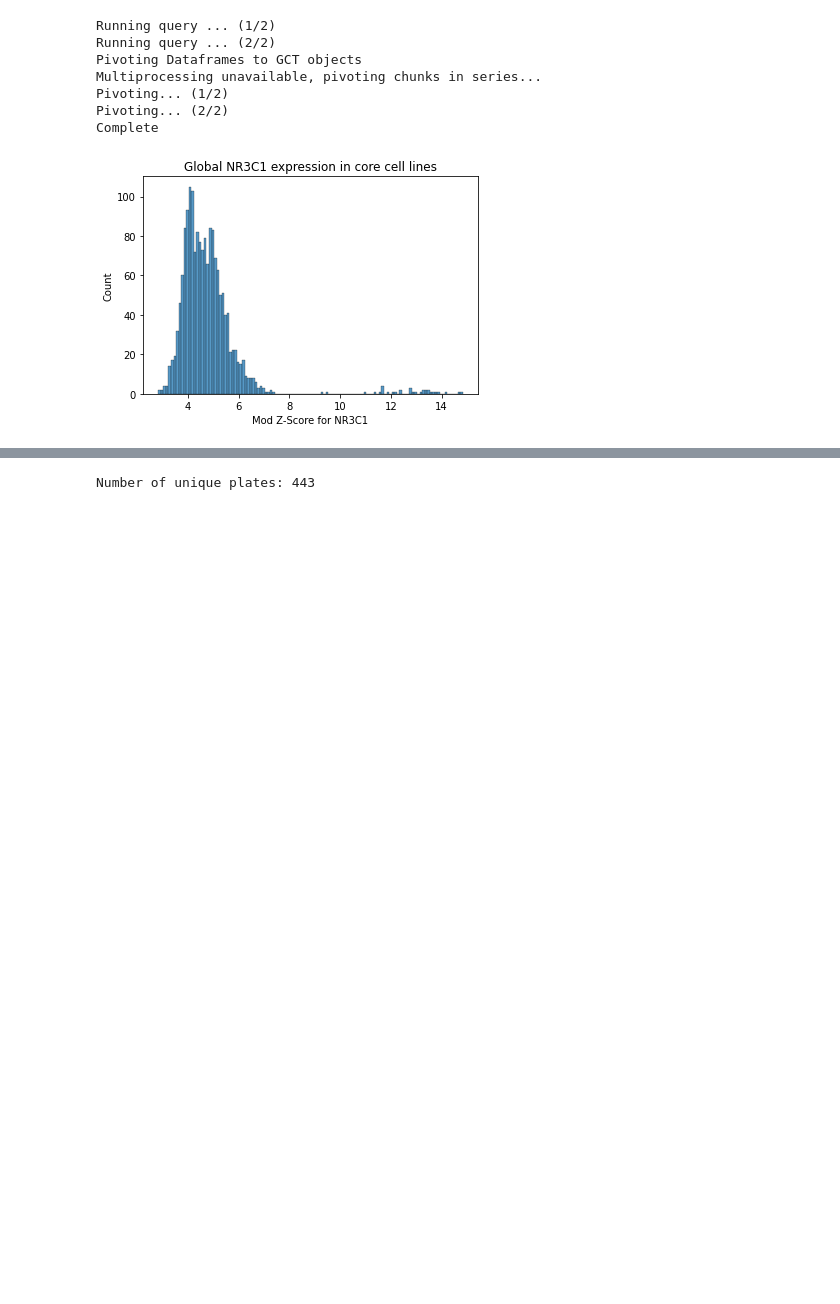
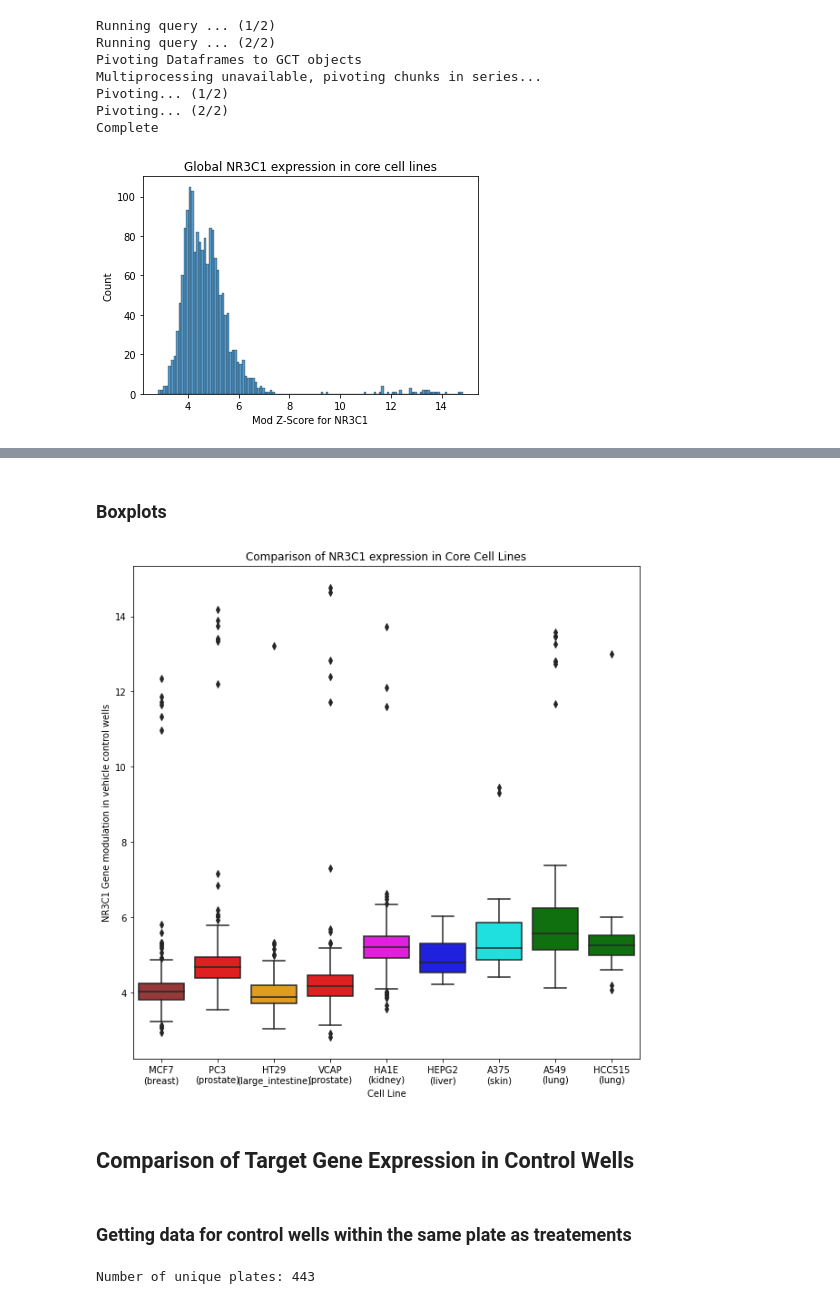
Before and after one commit to cmap/lincs-workshop-2020, a Jupyter notebook: notebooks/data_access/BQ_toolkit_demo.ipynb, the cells around one changed output, grey strips where cells are left out. Drawn from its saved outputs; the diff is of its cells as text; code cells hidden in the pictures; blank space fills up the shorter version.

```diff
--- a/notebooks/data_access/BQ_toolkit_demo.ipynb
+++ b/notebooks/data_access/BQ_toolkit_demo.ipynb
@@ -741,3 +806,28 @@ plt.show()
+# %% [markdown]
+### Boxplots
+# %%
+plt.figure(figsize=(10,10))
+colors_list = ['brown', 'red', 'orange', 'red', 'magenta', 'blue', 'cyan', 'green', 'green'] #manual coloring by cell_lineage
+
+sns.boxplot(
+    data=dist_list,
+    palette=colors_list
+    )
+
+labels = ['{}\n({})'.format(cell_list[i], lineage_list[i]) for i in range(0,len(cell_list))]
+plt.xticks(np.linspace(0,len(cell_list)-1, len(cell_list)), labels)
+
+plt.ylabel('NR3C1 Gene modulation in vehicle control wells')
+plt.xlabel('Cell Line')
+#plt.ylim([-1,1])
+plt.title('Comparison of NR3C1 expression in Core Cell Lines'.format(moa))
+plt.show()
+# %% [output]
+[figure, added]
+# %% [markdown]
+## Comparison of Target Gene Expression in Control Wells
+# %% [markdown]
+### Getting data for control wells within the same plate as treatements
 # %%
 print("Number of unique plates: {}".format(len(instinfo.det_plate.unique())))
 # %% [output]
```
Also changed, not shown: parts of 23 cells of this notebook.
